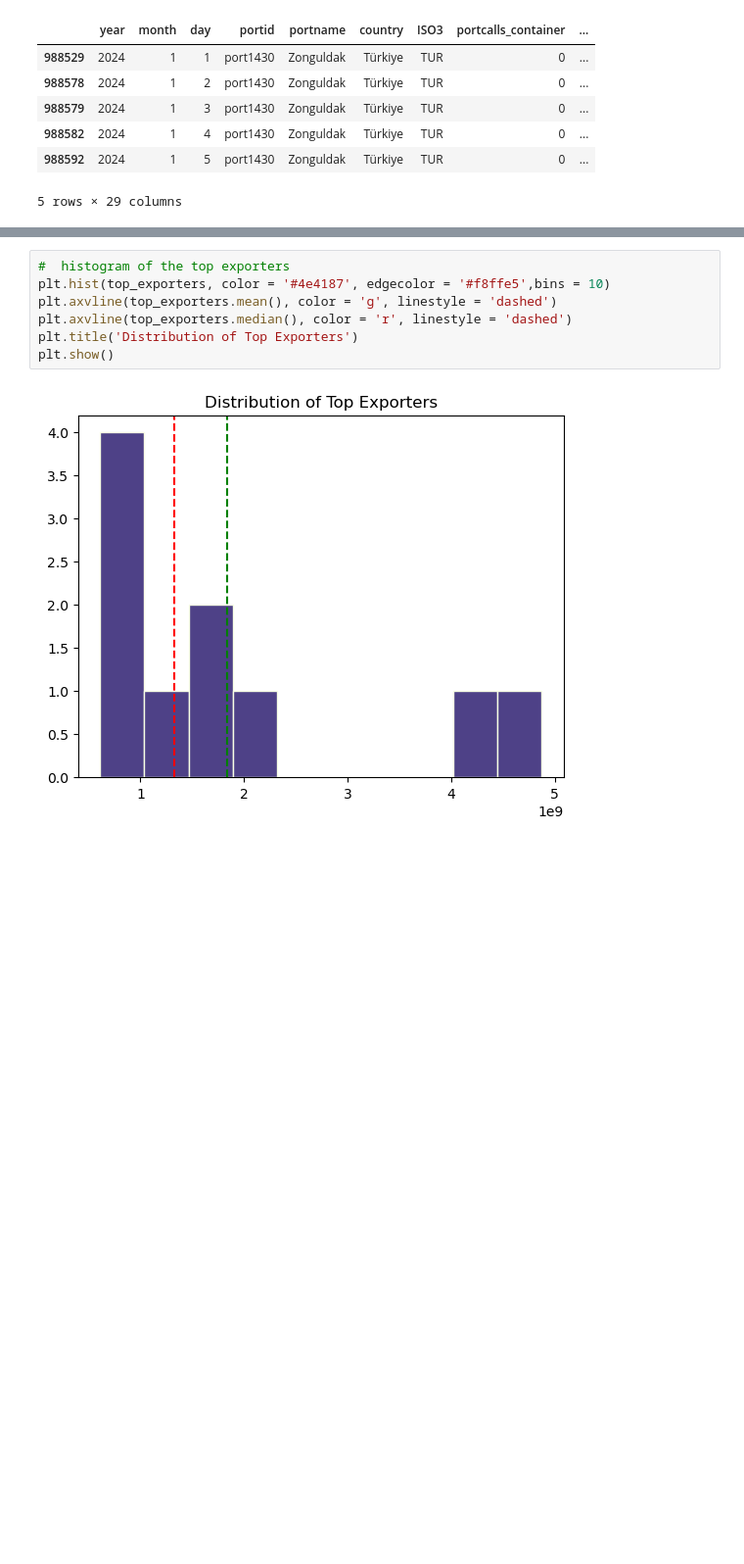
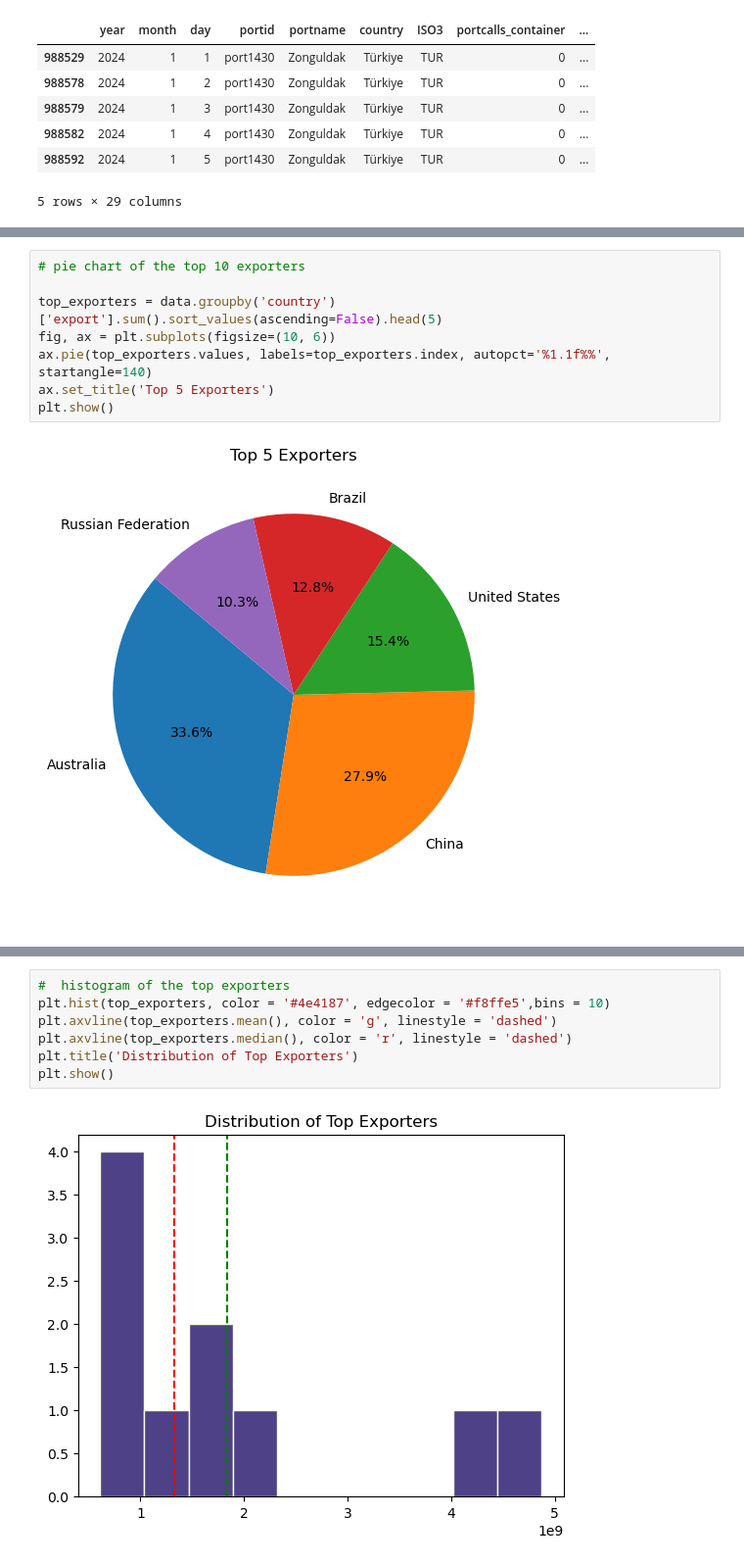
Before and after one commit to IssacEThomas/Data-Visualization, a Jupyter notebook: Final Project.ipynb, the cells around one changed output, grey strips where cells are left out. Shown at 98% size. Drawn from its saved outputs; the diff is of its cells as text; blank space fills up the shorter version.

```diff
--- a/Final Project.ipynb
+++ b/Final Project.ipynb
@@ -318 +222,11 @@ NameError: name 'data' is not defined
+# %%
+# pie chart of the top 10 exporters
+
+top_exporters = data.groupby('country')['export'].sum().sort_values(ascending=False).head(5)
+fig, ax = plt.subplots(figsize=(10, 6))
+ax.pie(top_exporters.values, labels=top_exporters.index, autopct='%1.1f%%', startangle=140)
+ax.set_title('Top 5 Exporters')
+plt.show()
+# %% [output]
+[figure, added]
 # %%
```
Also changed, not shown: parts of 20 cells of this notebook.
